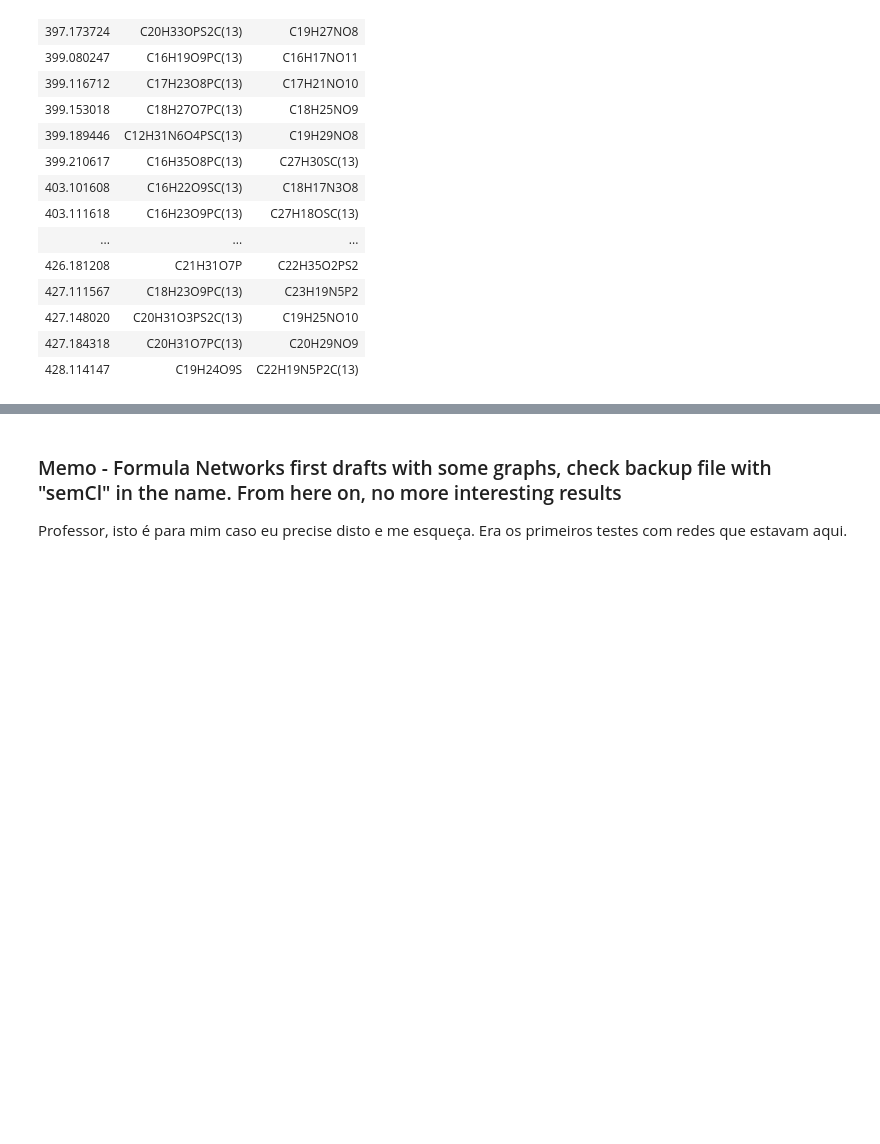
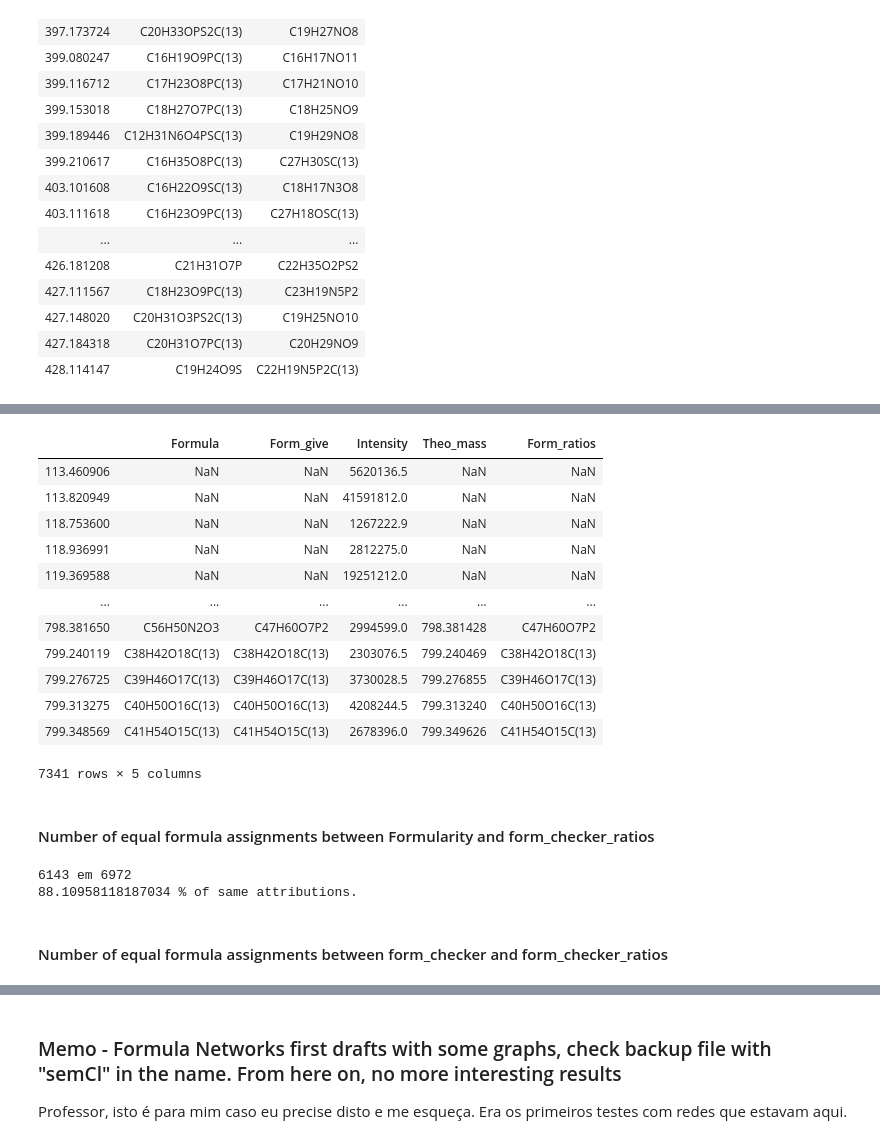
Before and after one commit to aeferreira/similarity_share, a Jupyter notebook: FormGeneration_Assignment.ipynb, the cells around one changed output, grey strips where cells are left out. Saved outputs shown, nothing was run; the diff lists cells and outputs as text; code cells hidden in the pictures; blank space fills up the shorter version.

Commit message:
Added form_checker_ratios function with extra criteria (stricter ranges for elemental ratios ex: 'H/C') and compared with form_checker.

```diff
--- a/FormGeneration_Assignment.ipynb
+++ b/FormGeneration_Assignment.ipynb
@@ -646,7 +648,8 @@ def form_checker(mass, threshppm, df, intensity, mass_list, dict_iso={}, isotope
        threshppm: scalar; error threshold for formulae in ppm - i.e. relative error threshold.
        df: Pandas Dataframe; dataframe with the formulas that are possible to assign to the m/z peak.
        intensity: scalar; intensity of the peak.
-       assignments: Pandas Dataframe; previous formula assignments made in the dataset.
+       mass_list: Pandas Dataframe; list of masses that will have formulas assigned.
+       dict_iso: dictionary; dictionary with information about which masses will be considered C(13) peaks and with which formula
        isotope_check: bool (default: True);
 
        returns: tuple with the mass given, the formula assigned (np.nan if no formula could be assigned within the 2 given
@@ -1059,0 +1230,20 @@ ccccc.iloc[50:100]
+# %%
+#Same range as in the form_checker before
+
+threshppm = 1
+other = pd.DataFrame(columns = ['Form_give','Intensity','Theo_mass'])
+dict_iso = {}
+
+for i in range (1,8):
+    teste = formula_file2[formula_file2['NeutralMass'] < (i+1)*100]
+    teste = teste[teste['NeutralMass'] > i*100]
+
+    for j in range(len(teste)):
+        mass = teste.iloc[j,0]
+
+        #form checker ratios
+        tup = form_checker_ratios(mass, threshppm, formulas['dict' + str(i*100)], teste.iloc[j,-1], teste, dict_iso = dict_iso)
+        other.loc[tup[0]] = tup[1],teste.iloc[j,-1],tup[2]
+        dict_iso = tup[-1]
+
+    print(i*100, 'complete')
@@ -1059,0 +1258,43 @@ ccccc.iloc[50:100]
+# %%
+other.columns = ['Form_ratios', 'Intensity', 'Theo_mass']
+ending = pd.concat([ending,other['Form_ratios']], axis = 1)
+ending.replace({0:np.nan})
+ending[ending['Formula'] != 0]
+ending = ending.loc[ending.index<800]
+ending = ending.loc[ending.index>100]
+ending
+# %% [output]
+|  | Formula | Form_give | Intensity | Theo_mass | Form_ratios |
+| 113.460906 | NaN | NaN | 5620136.5 | NaN | NaN |
+| 113.820949 | NaN | NaN | 41591812.0 | NaN | NaN |
+| 118.753600 | NaN | NaN | 1267222.9 | NaN | NaN |
+| 118.936991 | NaN | NaN | 2812275.0 | NaN | NaN |
+| 119.369588 | NaN | NaN | 19251212.0 | NaN | NaN |
+| ... | ... | ... | ... | ... | ... |
+| 798.381650 | C56H50N2O3 | C47H60O7P2 | 2994599.0 | 798.381428 | C47H60O7P2 |
+| 799.240119 | C38H42O18C(13) | C38H42O18C(13) | 2303076.5 | 799.240469 | C38H42O18C(13) |
+| 799.276725 | C39H46O17C(13) | C39H46O17C(13) | 3730028.5 | 799.276855 | C39H46O17C(13) |
+| 799.313275 | C40H50O16C(13) | C40H50O16C(13) | 4208244.5 | 799.313240 | C40H50O16C(13) |
+| 799.348569 | C41H54O15C(13) | C41H54O15C(13) | 2678396.0 | 799.349626 | C41H54O15C(13) |
+7341 rows × 5 columns
+# %% [markdown]
+#### Number of equal formula assignments between Formularity and form_checker_ratios
+# %%
+ending = ending.loc[ending.index<800]
+ending = ending.loc[ending.index>100]
+#ending = ending['C(13)' in ending['Formula']]
+colus = ending[['Formula','Form_ratios']]
+colus2 = colus.notnull()
+
+intersection = 0
+for i in range(len(colus)):
+    if colus.iloc[i,0] == colus.iloc[i,1]:
+        intersection = intersection + 1
+
+print(intersection, 'em', colus2.sum().iloc[0])
+print(intersection/colus2.sum().iloc[0]*100, '% of same attributions.', )
+# %% [output]
+6143 em 6972
+88.10958118187034 % of same attributions.
+# %% [markdown]
+#### Number of equal formula assignments between form_checker and form_checker_ratios
```
Also changed, not shown: parts of 25 cells of this notebook.
